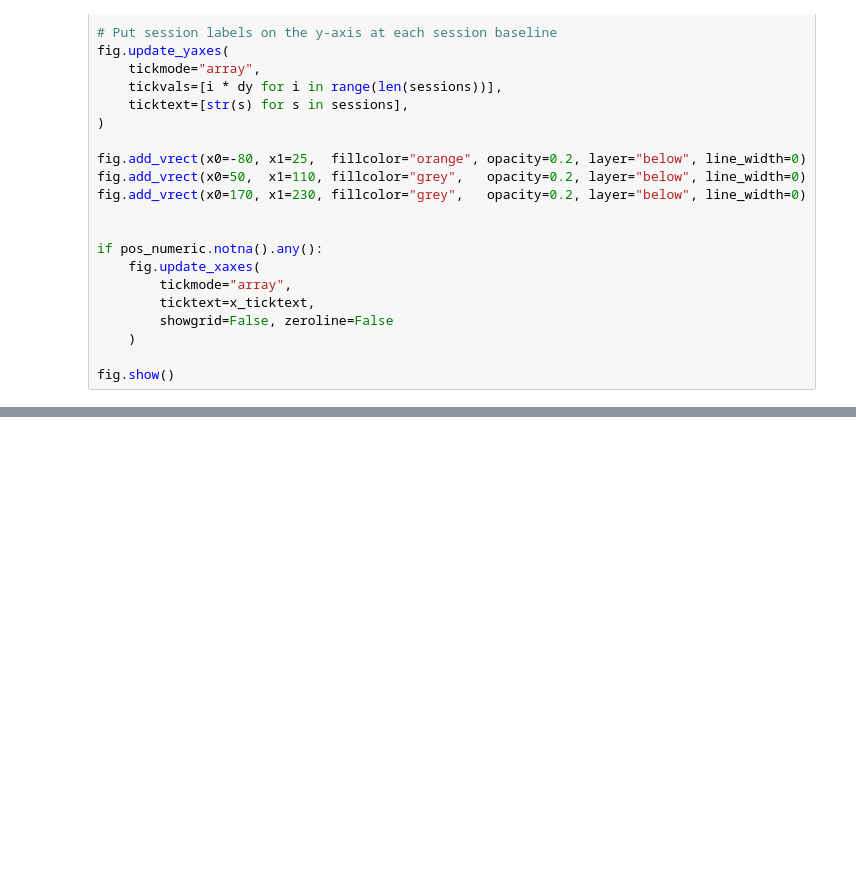
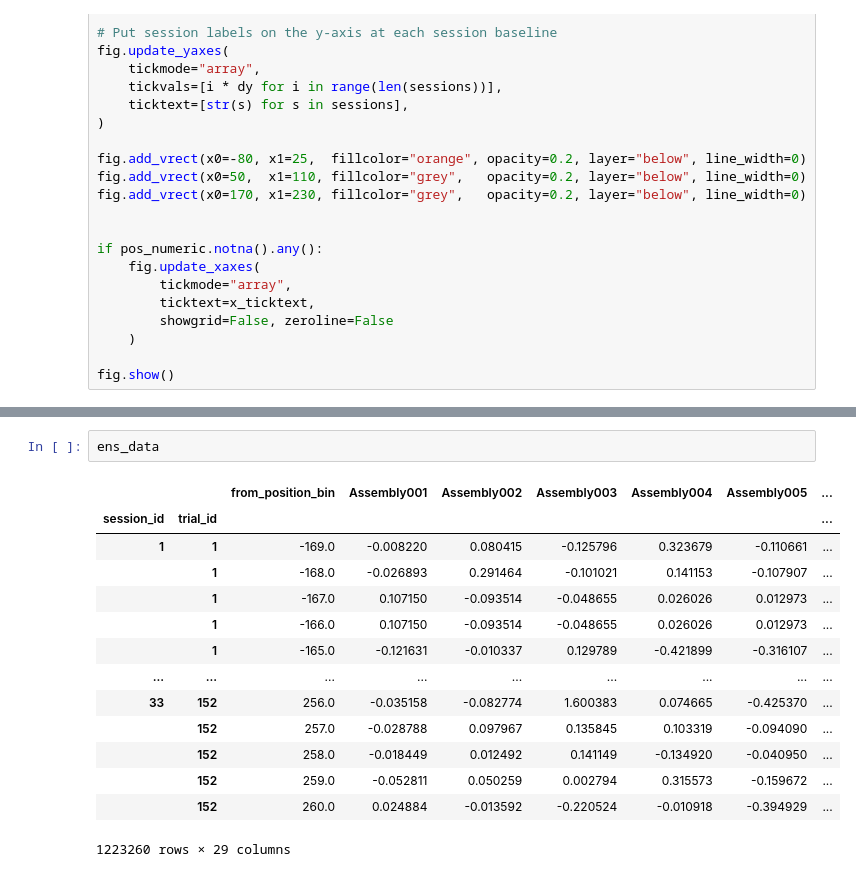
Before and after one commit to LoaloaF/analysisVR, a Jupyter notebook: scripted_plotting/ensemble_analysis_time_based.ipynb, the cells around one changed output, grey strips where cells are left out. Drawn from its saved outputs; the diff is of its cells as text; blank space fills up the shorter version.

```diff
--- a/scripted_plotting/ensemble_analysis_time_based.ipynb
+++ b/scripted_plotting/ensemble_analysis_time_based.ipynb
@@ -515,0 +583,17 @@ fr_track
+# %%
+ens_data
+# %% [output]
+|  |  | from_position_bin | Assembly001 | Assembly002 | Assembly003 | Assembly004 | Assembly005 | ... |
+| session_id | trial_id |  |  |  |  |  |  | ... |
+| 1 | 1 | -169.0 | -0.008220 | 0.080415 | -0.125796 | 0.323679 | -0.110661 | ... |
+|  | 1 | -168.0 | -0.026893 | 0.291464 | -0.101021 | 0.141153 | -0.107907 | ... |
+|  | 1 | -167.0 | 0.107150 | -0.093514 | -0.048655 | 0.026026 | 0.012973 | ... |
+|  | 1 | -166.0 | 0.107150 | -0.093514 | -0.048655 | 0.026026 | 0.012973 | ... |
+|  | 1 | -165.0 | -0.121631 | -0.010337 | 0.129789 | -0.421899 | -0.316107 | ... |
+| ... | ... | ... | ... | ... | ... | ... | ... | ... |
+| 33 | 152 | 256.0 | -0.035158 | -0.082774 | 1.600383 | 0.074665 | -0.425370 | ... |
+|  | 152 | 257.0 | -0.028788 | 0.097967 | 0.135845 | 0.103319 | -0.094090 | ... |
+|  | 152 | 258.0 | -0.018449 | 0.012492 | 0.141149 | -0.134920 | -0.040950 | ... |
+|  | 152 | 259.0 | -0.052811 | 0.050259 | 0.002794 | 0.315573 | -0.159672 | ... |
+|  | 152 | 260.0 | 0.024884 | -0.013592 | -0.220524 | -0.010918 | -0.394929 | ... |
+1223260 rows × 29 columns
```
Also changed, not shown: parts of 10 cells of this notebook, 3 other files.
